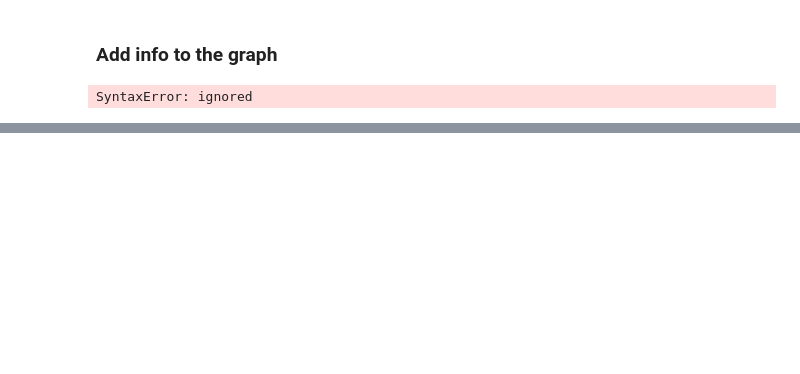
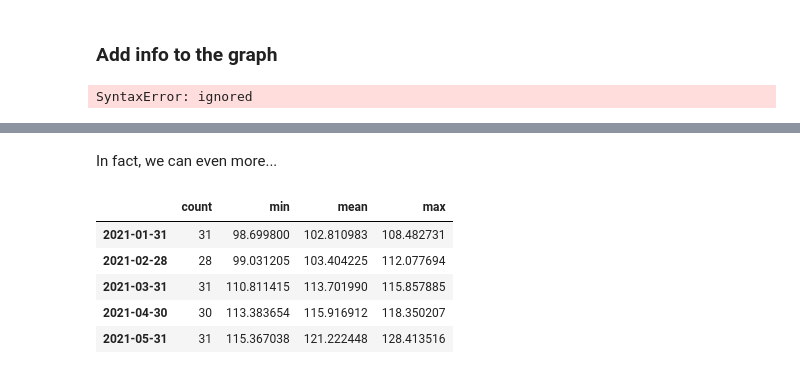
Before and after one commit to Cristiancperez/Code_in_class, a Jupyter notebook: 04_,_DS_and_Pandas.ipynb, the cells around one changed output, grey strips where cells are left out. Cells and saved outputs as stored; diff of their text form; code cells hidden in the pictures; blank space fills up the shorter version.

```diff
--- a/04_,_DS_and_Pandas.ipynb
+++ b/04_,_DS_and_Pandas.ipynb
@@ -213,0 +239,13 @@ SyntaxError: ignored
+# %% [markdown]
+In fact, we can even more...
+# %%
+# Resampling daily to monthly - by various
+m_stats = S1.resample('M').agg(['count','min','mean','max'])
+m_stats.head()
+# %% [output]
+|  | count | min | mean | max |
+| 2021-01-31 | 31 | 98.699800 | 102.810983 | 108.482731 |
+| 2021-02-28 | 28 | 99.031205 | 103.404225 | 112.077694 |
+| 2021-03-31 | 31 | 110.811415 | 113.701990 | 115.857885 |
+| 2021-04-30 | 30 | 113.383654 | 115.916912 | 118.350207 |
+| 2021-05-31 | 31 | 115.367038 | 121.222448 | 128.413516 |
```
Also changed, not shown: parts of 11 cells of this notebook.
